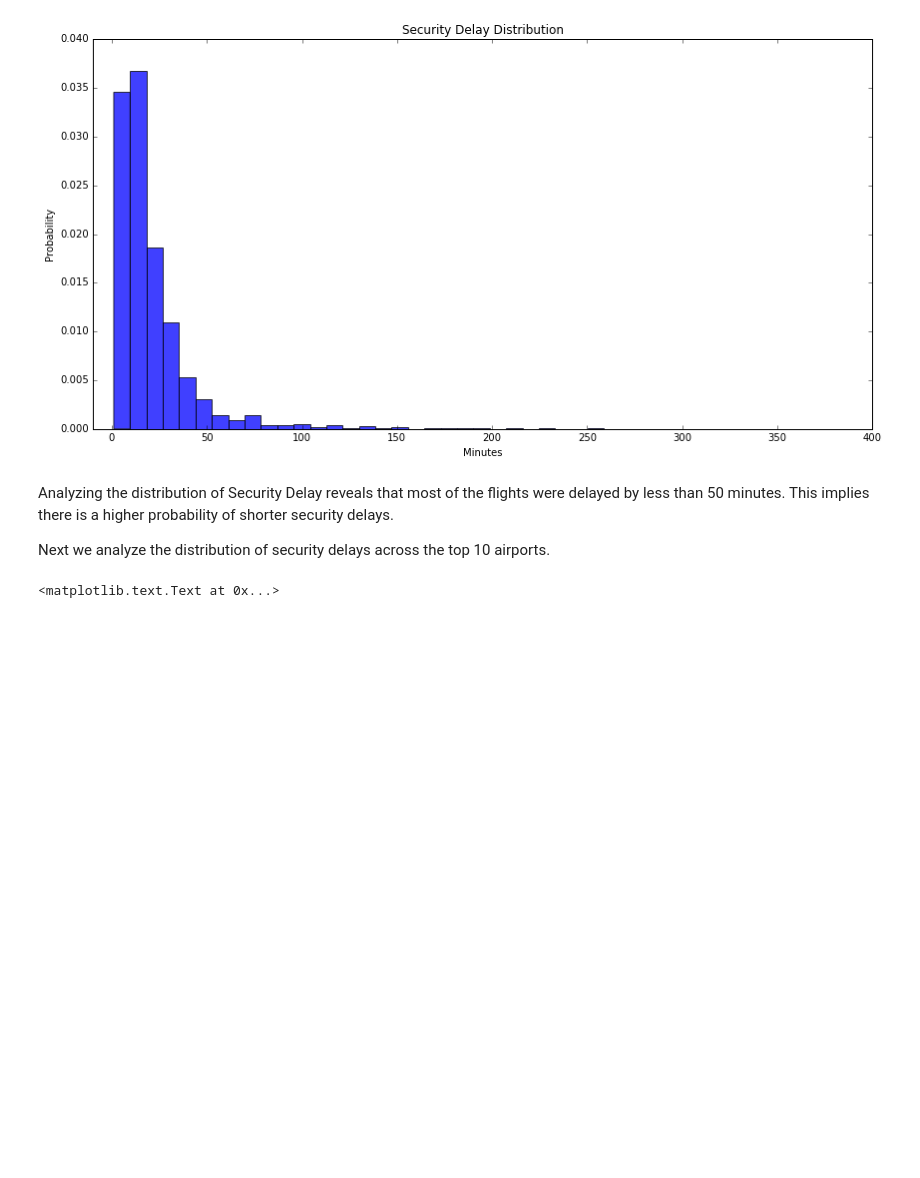
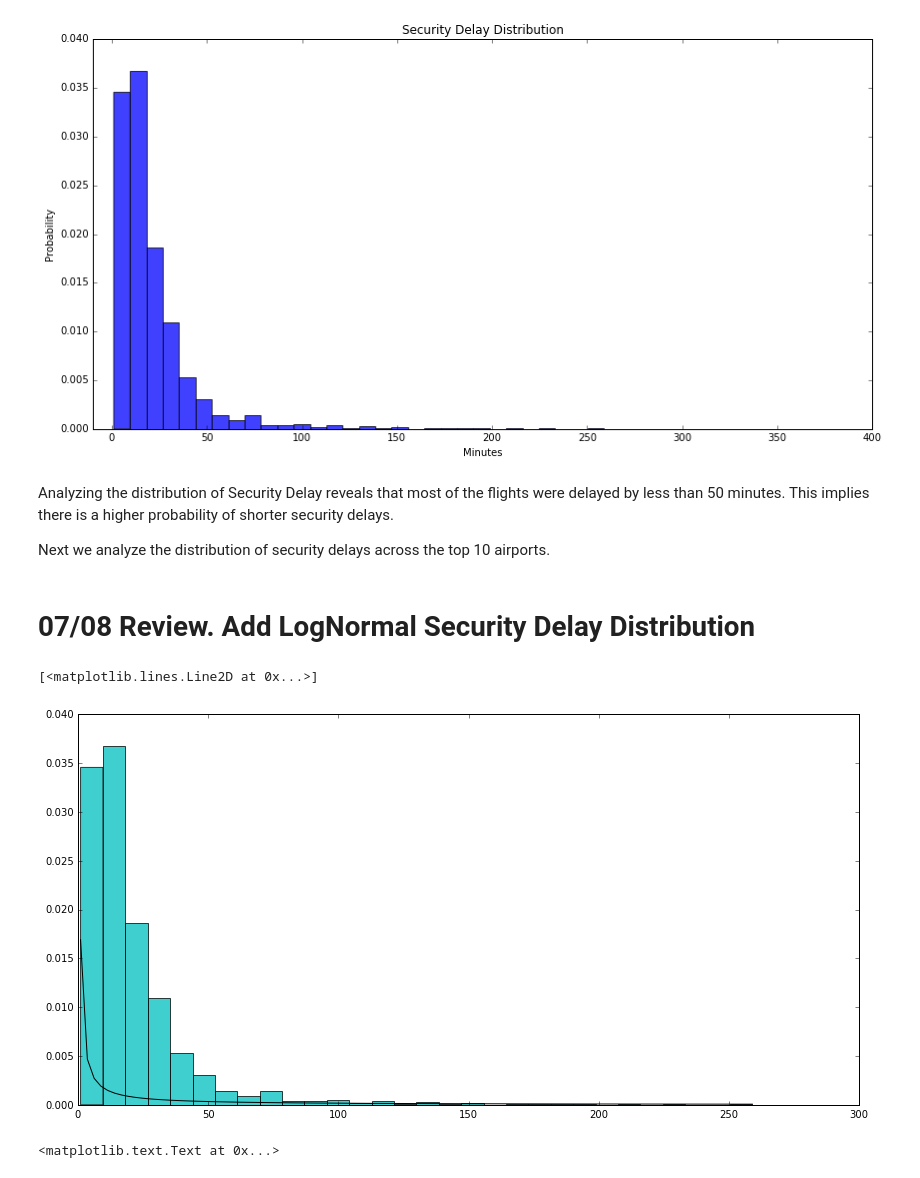
Before and after one commit to msk280/springboard, a Jupyter notebook: AirlineDataAnalysis07072016.ipynb, the cells around one changed output. Drawn from its saved outputs; the diff is of its cells as text; code cells hidden in the pictures; blank space fills up the shorter version.

```diff
--- a/AirlineDataAnalysis07072016.ipynb
+++ b/AirlineDataAnalysis07072016.ipynb
@@ -369,6 +371,20 @@ plt.title('Security Delay Distribution')
 Analyzing the distribution of Security Delay reveals that most of the flights were delayed by less than 50 minutes. This implies there is a higher probability of shorter security delays.
 
 Next we analyze the distribution of security delays across the top 10 airports.
+# %% [markdown]
+# 07/08 Review. Add LogNormal Security Delay Distribution
+# %%
+scipy.stats.lognorm
+plt.hist(AirlineData1.SECURITY_DELAY, bins=30, normed=True, color='c', alpha=0.75)
+xmin = AirlineData1.SECURITY_DELAY.min()
+xmax = AirlineData1.SECURITY_DELAY.max()
+s = np.std(AirlineData1.SECURITY_DELAY)
+x = np.linspace(xmin, xmax, 100)
+pdf = stats.lognorm.pdf(x, s, scale=1)
+plt.plot(x, pdf, 'k')
+# %% [output]
+[<matplotlib.lines.Line2D at 0x...>]
+[figure, added]
 # %%
 # Boxplot to check the distribution based on Top Ten Airports
 AirlineData1.boxplot(column='SECURITY_DELAY', by ='ORIGIN')
```
Also changed, not shown: parts of 5 cells of this notebook.
